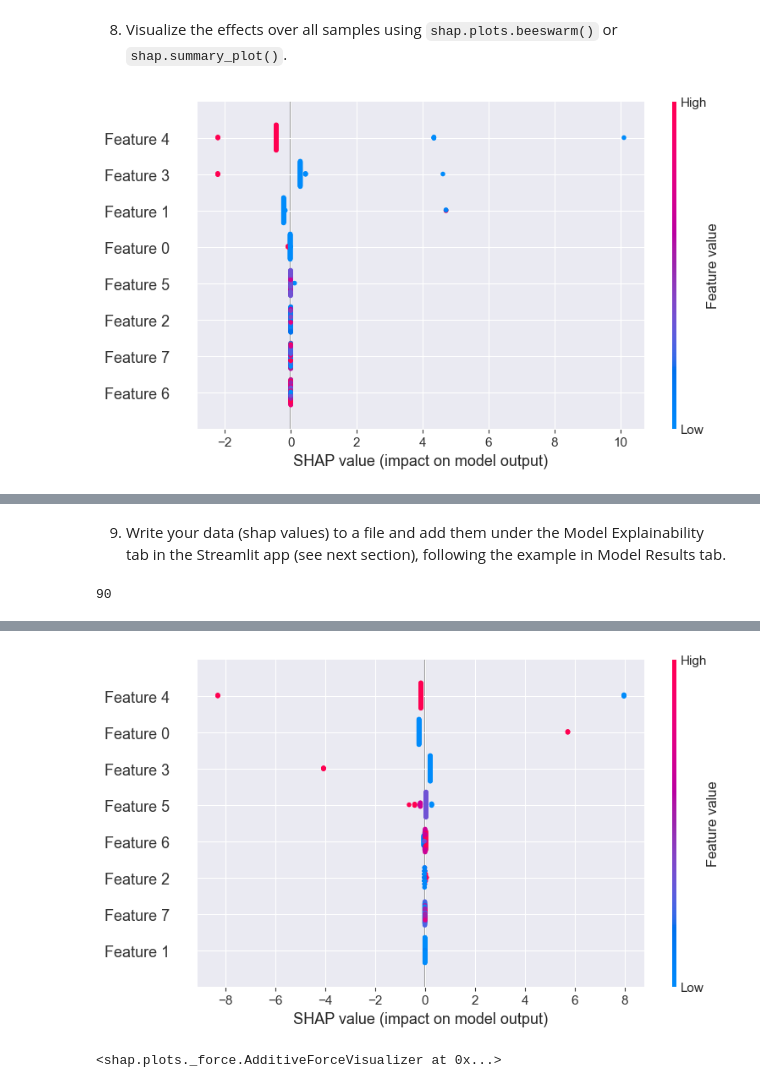
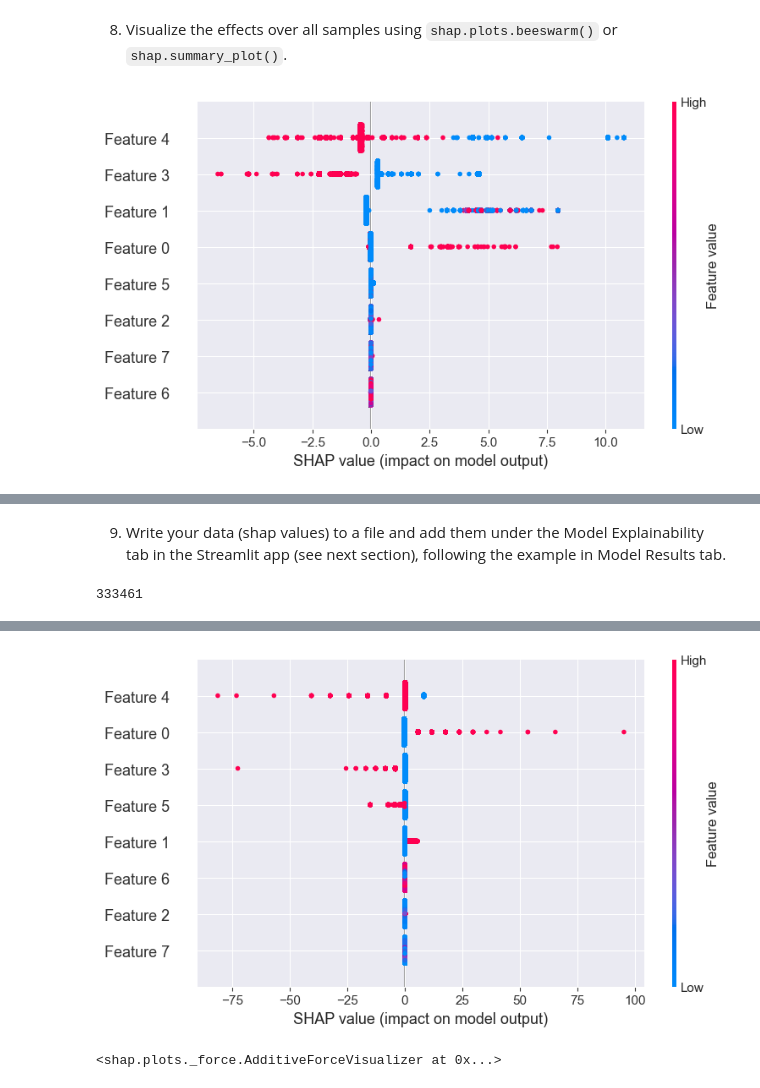
Before and after one commit to happykygo/FourthBrain, a Jupyter notebook: week-06-supervised-ml/nb/electronics-purchase-prediction.ipynb, the cells around one changed output, grey strips where cells are left out. Drawn from its saved outputs; the diff is of its cells as text; code cells hidden in the pictures.

```diff
--- a/week-06-supervised-ml/nb/electronics-purchase-prediction.ipynb
+++ b/week-06-supervised-ml/nb/electronics-purchase-prediction.ipynb
@@ -508,14 +485,14 @@ X_test_reduced_subset = X_test_reduced[idx, ]
 # %%
 %%time
 plt.close()
 #instantiate shap explainer
 gbt_explainer = shap.Explainer(gbt_model)
-gbt_shap_values = gbt_explainer.shap_values(X_test_reduced_subset)
+gbt_shap_values = gbt_explainer.shap_values(X_test_reduced)
 #plot and save global explanation
-shap.summary_plot(gbt_shap_values, X_test_reduced_subset, show=False)
+shap.summary_plot(gbt_shap_values, X_test_reduced, show=False)
 plt.savefig('../dat/gbt_global.png')    #save gbt_global plot fig
 plt.close()
 
-shap.summary_plot(gbt_shap_values, X_test_reduced_subset, title='GBT_Global')
+shap.summary_plot(gbt_shap_values, X_test_reduced, title='GBT_Global')
 # %% [output]
-[figure, old version]
+[figure, new version]
@@ -525,10 +502,10 @@ Wall time: 741 ms
 9. Write your data (shap values) to a file and add them under the Model Explainability tab in the Streamlit app (see next section), following the example in Model Results tab.
 # %%
 import random
-rand_sample = random.randint(0, 99) #X_test_reduced.shape[0]-1
+rand_sample = random.randint(0, X_test_reduced.shape[0]-1)
 print(rand_sample)
 # %% [output]
-90
+333461
 # %%
 # plot local explanation
 shap.initjs()
@@ -542,14 +519,14 @@ shap.force_plot(gbt_explainer.expected_value, gbt_shap_values[rand_sample], X_te
 # %%
 plt.close()
 #lr_model
-lr_explainer = shap.LinearExplainer(lr_model, X_test_reduced_subset)
-lr_shap_values = lr_explainer.shap_values(X_test_reduced_subset)
+lr_explainer = shap.LinearExplainer(lr_model, X_test_reduced)
+lr_shap_values = lr_explainer.shap_values(X_test_reduced)
 
-shap.summary_plot(lr_shap_values, X_test_reduced_subset, show=False)
+shap.summary_plot(lr_shap_values, X_test_reduced, show=False)
 plt.savefig('../dat/lr_global.png')
 plt.close()
 
-shap.summary_plot(lr_shap_values, X_test_reduced_subset)
+shap.summary_plot(lr_shap_values, X_test_reduced)
 # %% [output]
-[figure, old version]
+[figure, new version]
 # %%
```
Also changed, not shown: parts of 17 cells of this notebook, 7 other files.
